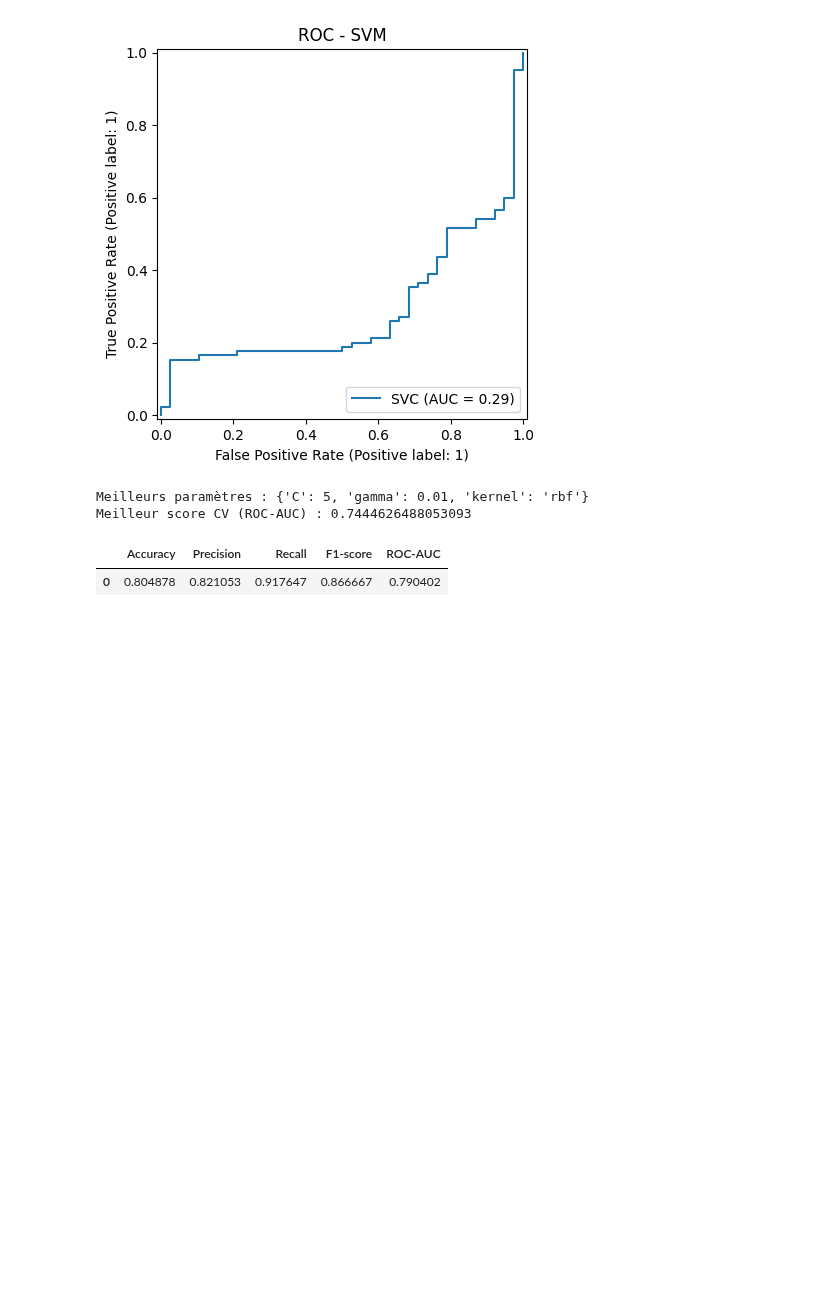
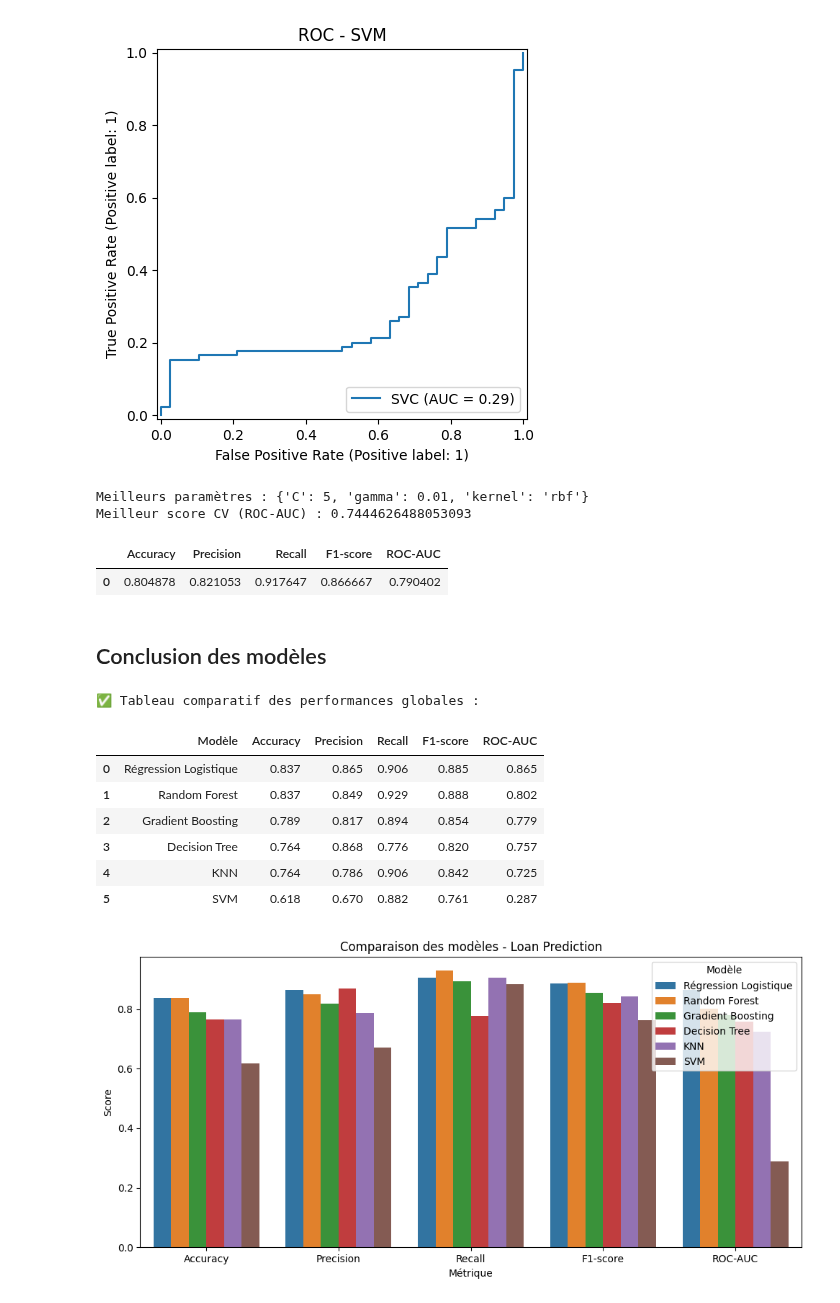
Before and after one commit to ach224/Prediction_eligibilite_pret_bancaire, a Jupyter notebook: Modelisation_Aicha.ipynb, the cells around one changed output. Cells and saved outputs as stored; diff of their text form; code cells hidden in the pictures; blank space fills up the shorter version.

Commit message:
Conclusion

```diff
--- a/Modelisation_Aicha.ipynb
+++ b/Modelisation_Aicha.ipynb
@@ -797,3 +797,71 @@ Meilleurs paramètres : {'C': 5, 'gamma': 0.01, 'kernel': 'rbf'}
 Meilleur score CV (ROC-AUC) : 0.7444626488053093
 |  | Accuracy | Precision | Recall | F1-score | ROC-AUC |
 | 0 | 0.804878 | 0.821053 | 0.917647 | 0.866667 | 0.790402 |
+# %% [markdown]
+## Conclusion des modèles
+# %%
+# =====================================================
+# COMPARAISON GLOBALE DES MODÈLES
+# =====================================================
+
+models = {
+    "Decision Tree": dt,
+    "Random Forest": rf,
+    "Gradient Boosting": gb,    # ou "XGBoost": xgb
+    "Régression Logistique": log_reg,
+    "KNN": knn,
+    "SVM": svm
+}
+
+results = []
+
+for name, model in models.items():
+    try:
+        # Certaines versions (ex : SVM) nécessitent jeu de données normalisé
+        if name in ["Régression Logistique", "KNN", "SVM"]:
+            X_test_used = X_test_scaled if name == "Régression Logistique" else (
+                X_test_knn if name == "KNN" else X_test_svm
+            )
+        else:
+            X_test_used = X_test
+
+        y_pred = model.predict(X_test_used)
+        y_proba = model.predict_proba(X_test_used)[:, 1]
+
+        results.append({
+            "Modèle": name,
+            "Accuracy":  accuracy_score(y_test, y_pred),
+            "Precision": precision_score(y_test, y_pred),
+            "Recall":    recall_score(y_test, y_pred),
+            "F1-score":  f1_score(y_test, y_pred),
+            "ROC-AUC":   roc_auc_score(y_test, y_proba)
+        })
+
+    except Exception as e:
+        print(f"⚠️ Erreur pour {name}: {e}")
+
+# DataFrame final
+comparison_df = pd.DataFrame(results).sort_values(by="ROC-AUC", ascending=False).reset_index(drop=True)
+
+# Affichage clair
+print("✅ Tableau comparatif des performances globales :")
+display(comparison_df.round(3))
+
+# Visualisation synthétique
+plt.figure(figsize=(10,5))
+sns.barplot(data=comparison_df.melt(id_vars="Modèle", var_name="Métrique", value_name="Score"),
+            x="Métrique", y="Score", hue="Modèle")
+plt.title("Comparaison des modèles - Loan Prediction")
+plt.legend(title="Modèle")
+plt.tight_layout()
+plt.show()
+# %% [output]
+✅ Tableau comparatif des performances globales :
+|  | Modèle | Accuracy | Precision | Recall | F1-score | ROC-AUC |
+| 0 | Régression Logistique | 0.837 | 0.865 | 0.906 | 0.885 | 0.865 |
+| 1 | Random Forest | 0.837 | 0.849 | 0.929 | 0.888 | 0.802 |
+| 2 | Gradient Boosting | 0.789 | 0.817 | 0.894 | 0.854 | 0.779 |
+| 3 | Decision Tree | 0.764 | 0.868 | 0.776 | 0.820 | 0.757 |
+| 4 | KNN | 0.764 | 0.786 | 0.906 | 0.842 | 0.725 |
+| 5 | SVM | 0.618 | 0.670 | 0.882 | 0.761 | 0.287 |
+[figure, added]
```
Also changed, not shown: parts of 1 cell of this notebook.
